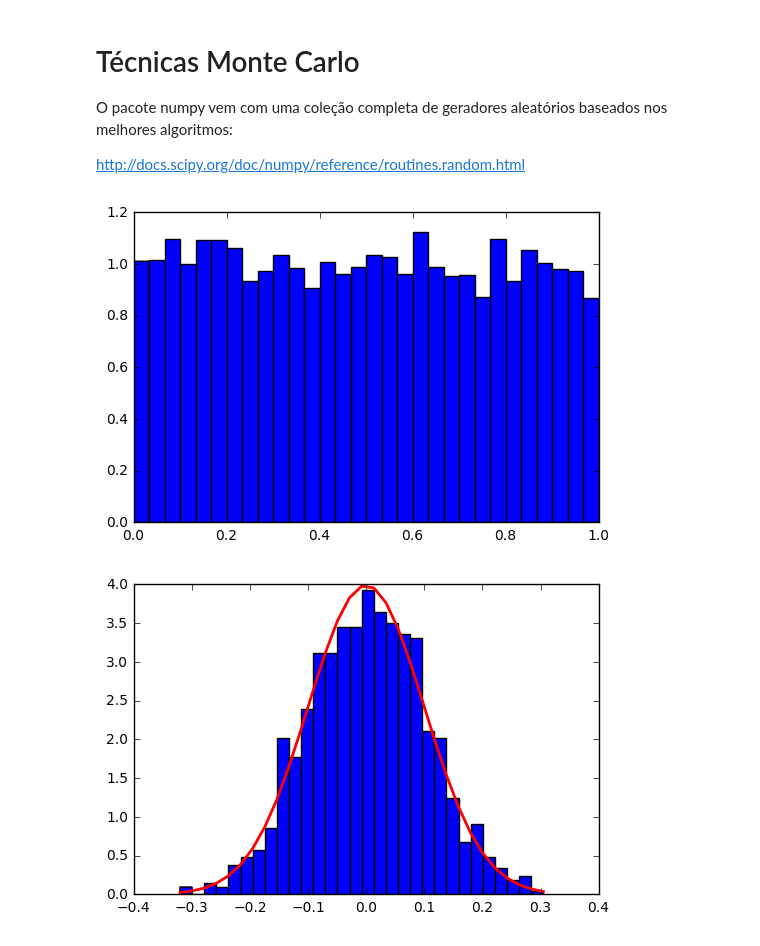
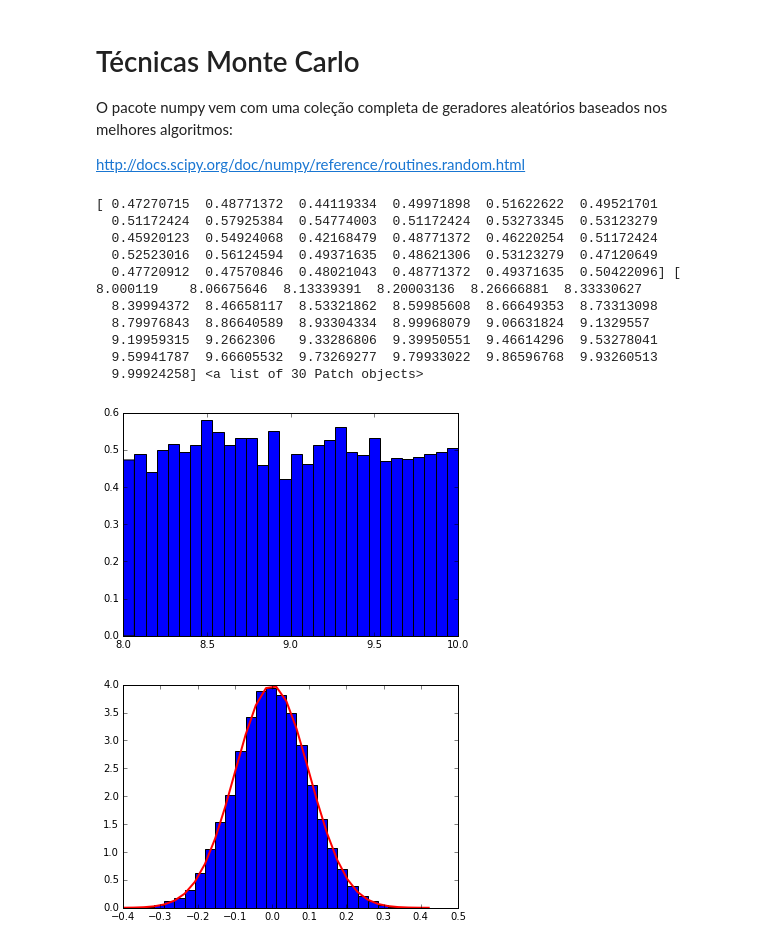
Before and after one commit to hektor-monteiro/python-notebooks, a Jupyter notebook: aula-12.ipynb, the cells around one changed output. Drawn from its saved outputs; the diff is of its cells as text; code cells hidden in the pictures.

```diff
--- a/aula-12.ipynb
+++ b/aula-12.ipynb
@@ -5,34 +5,46 @@ O pacote numpy vem com uma coleção completa de geradores aleatórios baseados
 
 http://docs.scipy.org/doc/numpy/reference/routines.random.html
 # %%
+% matplotlib inline
 import numpy as np
 import matplotlib.pyplot as plt
 
 
-s = np.random.uniform(0,1., 10000)
+s = np.random.uniform(8,10., 10000)
 
 count, bins, ignored = plt.hist(s, 30, normed=True)
 
+print count, bins, ignored
 plt.show()
 # %% [output]
+[ 0.47270715  0.48771372  0.44119334  0.49971898  0.51622622  0.49521701
+  0.51172424  0.57925384  0.54774003  0.51172424  0.53273345  0.53123279
+  0.45920123  0.54924068  0.42168479  0.48771372  0.46220254  0.51172424
+  0.52523016  0.56124594  0.49371635  0.48621306  0.53123279  0.47120649
+  0.47720912  0.47570846  0.48021043  0.48771372  0.49371635  0.50422096] [ 8.000119    8.06675646  8.13339391  8.20003136  8.26666881  8.33330627
+  8.39994372  8.46658117  8.53321862  8.59985608  8.66649353  8.73313098
+  8.79976843  8.86640589  8.93304334  8.99968079  9.06631824  9.1329557
+  9.19959315  9.2662306   9.33286806  9.39950551  9.46614296  9.53278041
+  9.59941787  9.66605532  9.73269277  9.79933022  9.86596768  9.93260513
+  9.99924258] <a list of 30 Patch objects>
-[figure, old version]
+[figure, new version]
 # %%
 import numpy as np
 import matplotlib.pyplot as plt
 
 mu, sigma = 0, 0.1 # mean and standard deviation
 
-s = np.random.normal(mu, sigma, 1000)
+s = np.random.normal(mu, sigma, 30000)
 
 count, bins, ignored = plt.hist(s, 30, normed=True)
 
 plt.plot(bins, 1/(sigma * np.sqrt(2 * np.pi)) *
                 np.exp( - (bins - mu)**2 / (2 * sigma**2) ),
                 linewidth=2, color='r')
 
 plt.show()
 # %% [output]
-[figure, old version]
+[figure, new version]
 # %%
 import numpy as np
 import matplotlib.pyplot as plt
```
Also changed, not shown: parts of 3 cells of this notebook, 2 other files.
